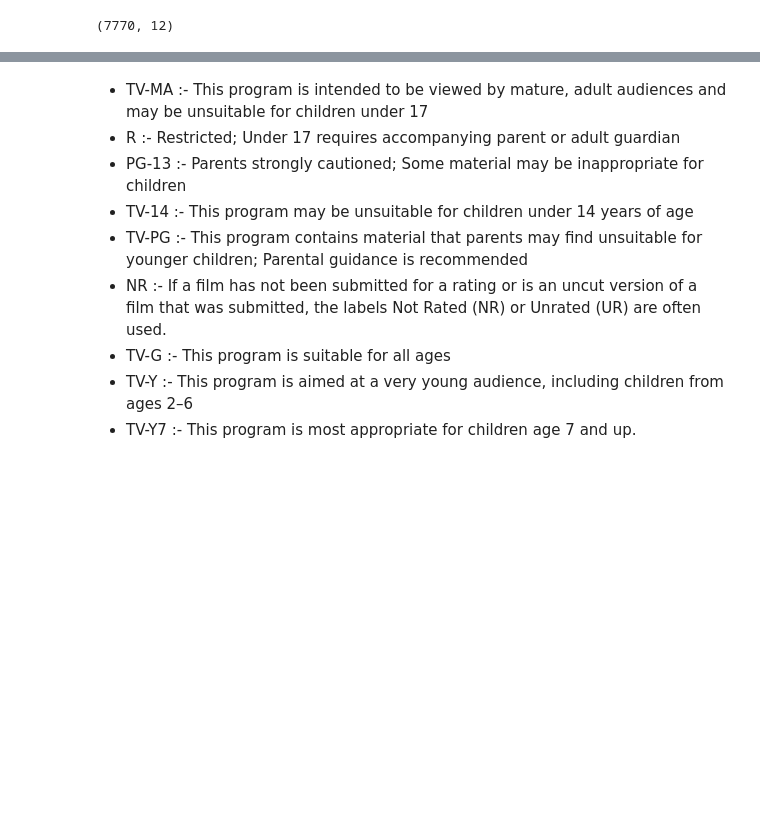
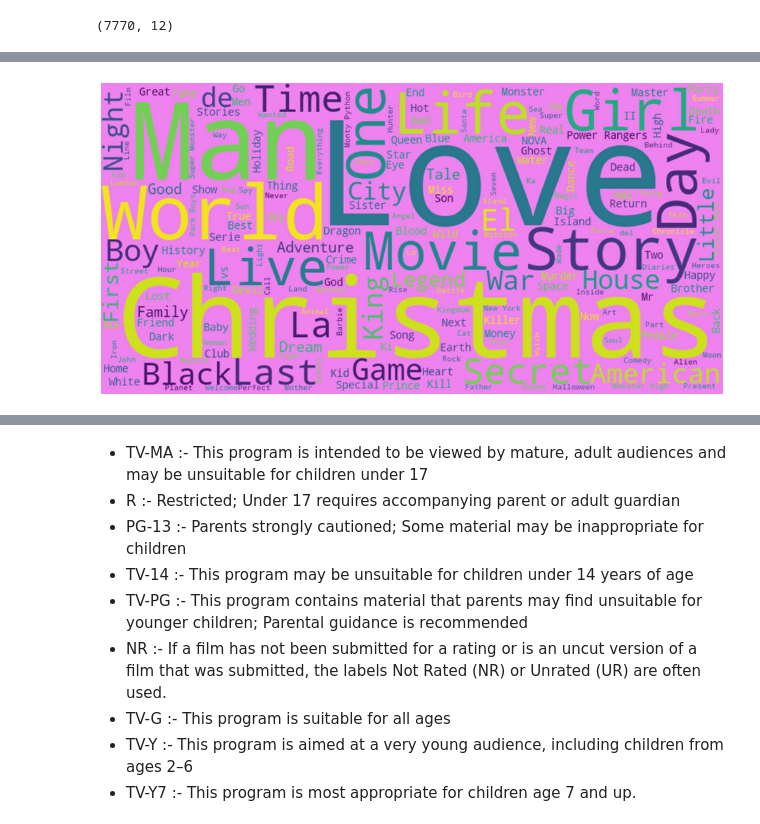
Before and after one commit to NayanaPradeep/Netflix-Movies-and-TV-Shows-Clustering, a Jupyter notebook: NETFLIX_MOVIES_AND_TV_SHOWS_CLUSTERING.ipynb, the cells around one changed output, grey strips where cells are left out. Saved outputs shown, nothing was run; the diff lists cells and outputs as text; code cells hidden in the pictures; blank space fills up the shorter version.

```diff
--- a/NETFLIX_MOVIES_AND_TV_SHOWS_CLUSTERING.ipynb
+++ b/NETFLIX_MOVIES_AND_TV_SHOWS_CLUSTERING.ipynb
@@ -203,0 +219,12 @@ Name: type, dtype: int64
+# %%
+#Analysis on title column
+plt.figure(figsize= (16, 8))
+title_words = " ".join(word for word in netflix_df['title'])
+stopwords = set(STOPWORDS)
+# Generate a word cloud image
+title_cloud = WordCloud(stopwords=stopwords, background_color="violet",width=800, height=400).generate(title_words)
+plt.imshow(title_cloud, interpolation='bessel')
+plt.axis("off")
+plt.show()
+# %% [output]
+[figure, added]
```
Also changed, not shown: parts of 20 cells of this notebook.
